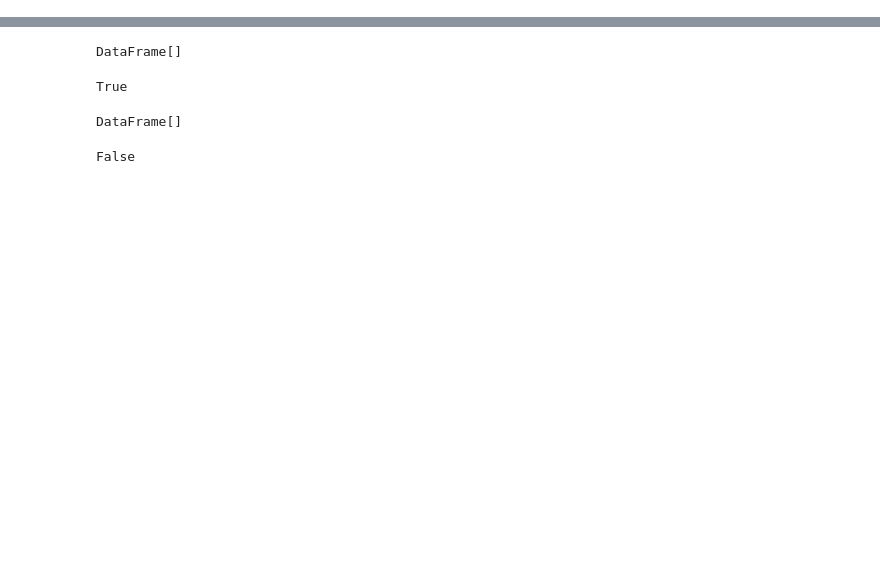
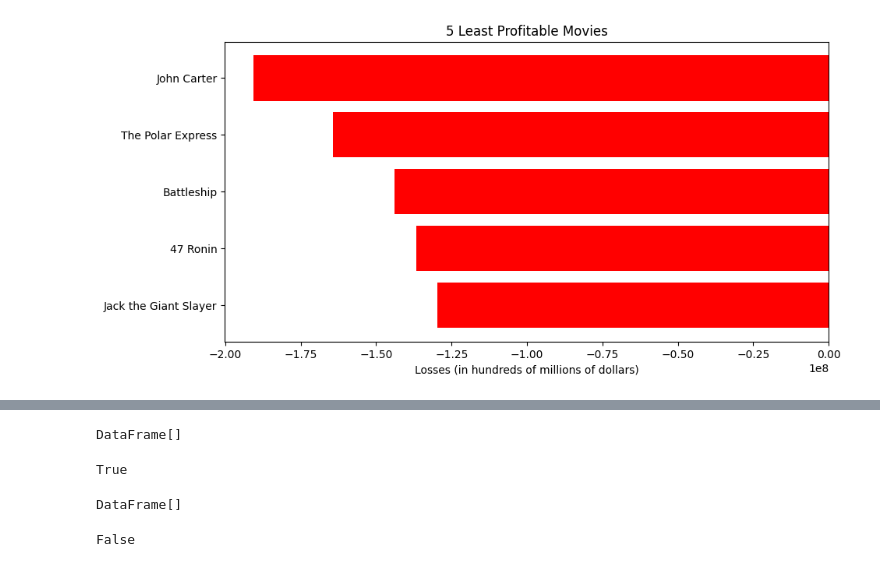
Before and after one commit to LegallyNotBlonde/Movie_Analysis, a Jupyter notebook: Notebooks/machine_learning_colab.ipynb, the cells around one changed output, grey strips where cells are left out. Drawn from its saved outputs; the diff is of its cells as text; code cells hidden in the pictures; blank space fills up the shorter version.

```diff
--- a/Notebooks/machine_learning_colab.ipynb
+++ b/Notebooks/machine_learning_colab.ipynb
@@ -5,0 +208,10 @@
+# %%
+# Visualization: Plot the 5 least profitable movies
+plt.figure(figsize=(10, 5))
+plt.barh(bottom_5_profitable_movies['movie_title'], bottom_5_profitable_movies['profit'], color='red')
+plt.xlabel('Losses (in hundreds of millions of dollars)')
+plt.title('5 Least Profitable Movies')
+plt.gca().invert_yaxis()  # Invert to show the lowest at the top
+plt.show()
+# %% [output]
+[figure, added]
```
Also changed, not shown: parts of 41 cells of this notebook, 3 other files.
